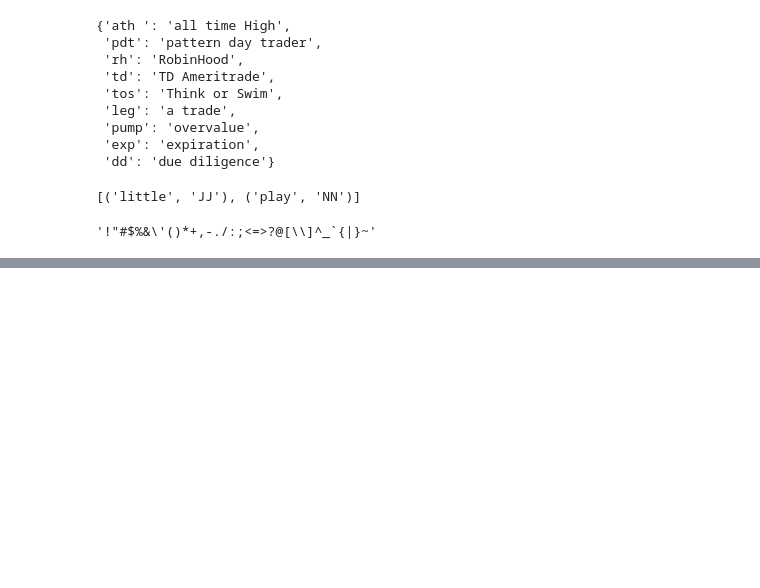
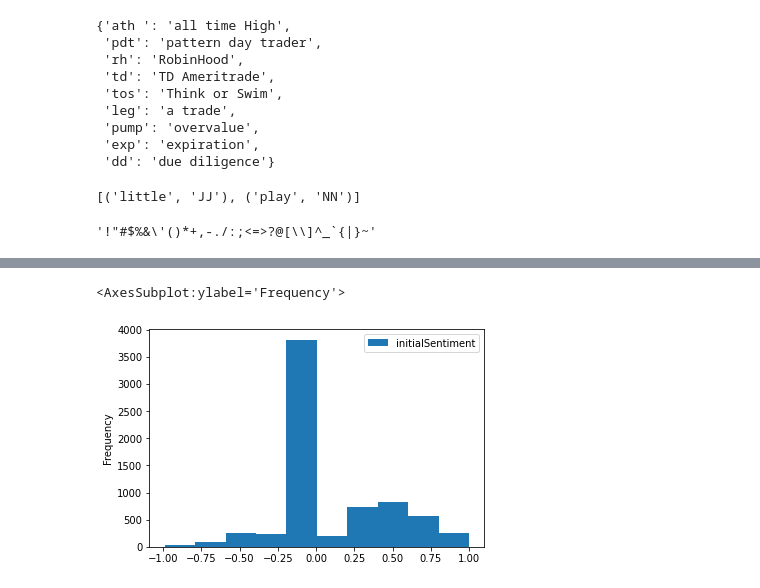
Before and after one commit to dgustave/Retail-Sentiment, a Jupyter notebook: NLP/CommentProcessFlow.ipynb, the cells around one changed output, grey strips where cells are left out. Cells and saved outputs as stored; diff of their text form; code cells hidden in the pictures; blank space fills up the shorter version.

```diff
--- a/NLP/CommentProcessFlow.ipynb
+++ b/NLP/CommentProcessFlow.ipynb
@@ -1070,0 +1152,26 @@ Consider using the `--user` option or check the permissions.
+# %%
+new_comments_dc=new_comments_dc.assign(initialSentiment = lambda x: x.content.apply(initialPolarity))
+# %%
+new_discord_emotes = {}
+for val in new_comments_dc.content.values:
+    used_emotes = emoji.emoji_lis(val)
+    if used_emotes == []:
+        next
+    else:
+        for emote in used_emotes:
+            if emote["emoji"] not in new_discord_emotes.keys():
+                new_discord_emotes[emote["emoji"]] = 1
+            else:
+                new_discord_emotes[emote["emoji"]] += 1
+# %%
+newEmotesD = {}
+for x in new_discord_emotes.keys():
+    ename = expansive_emoji_dict[x]
+    ename = ename.replace(":", "")
+    if "_" not in ename:
+        ename = "_" + ename
+    if ename in lexicon.keys():
+        next
+        #newEmotesD[x] = lexicon[ename]
+    else:
+        newEmotesD[x] = ename
@@ -1070,0 +1250,7 @@ Consider using the `--user` option or check the permissions.
+# %%
+new_comments_dc = new_comments_dc.assign(initialSentiment = lambda x: x.content.apply(initialPolarity))
+# %%
+new_comments_dc.plot(kind="hist", y="initialSentiment")
+# %% [output]
+<AxesSubplot:ylabel='Frequency'>
+[figure, added]
```
Also changed, not shown: parts of 70 cells of this notebook.
